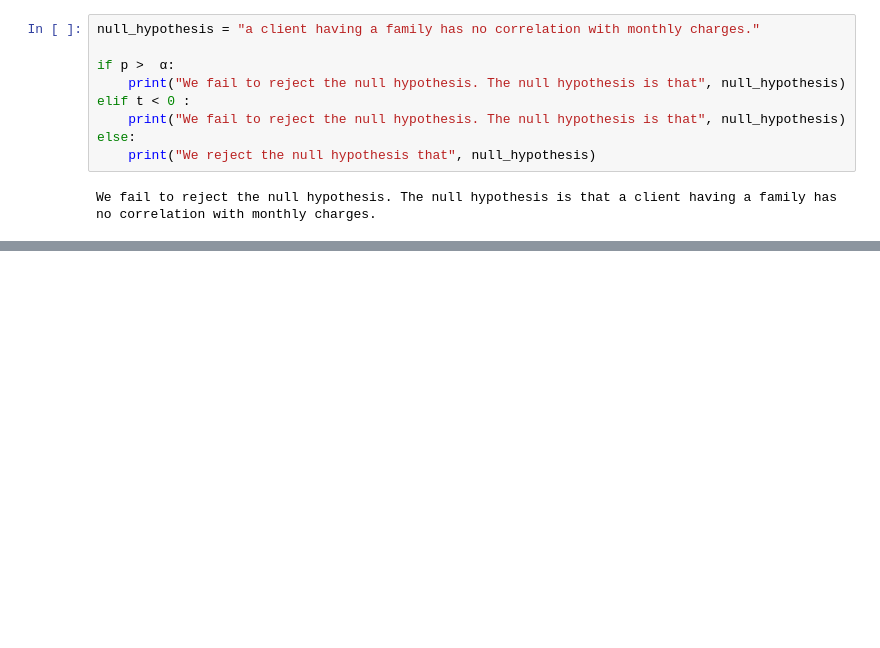
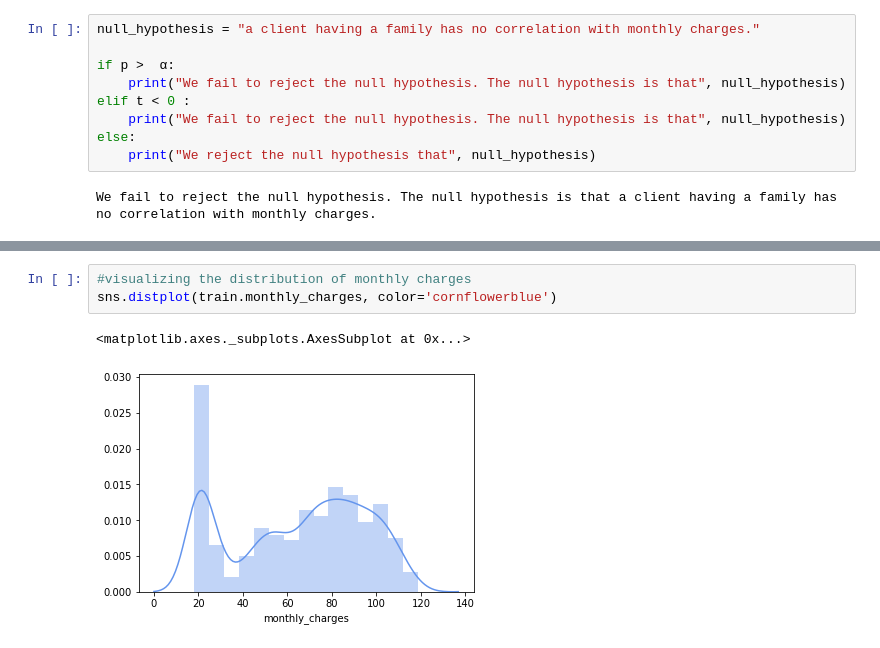
Before and after one commit to GabbyBarajasBroussard/classification-project, a Jupyter notebook: final_presentation_notebook.ipynb, the cells around one changed output, grey strips where cells are left out. Cells and saved outputs as stored; diff of their text form; blank space fills up the shorter version.

```diff
--- a/final_presentation_notebook.ipynb
+++ b/final_presentation_notebook.ipynb
@@ -321,0 +364,6 @@ We fail to reject the null hypothesis. The null hypothesis is that a client havi
+# %%
+#visualizing the distribution of monthly charges
+sns.distplot(train.monthly_charges, color='cornflowerblue')
+# %% [output]
+<matplotlib.axes._subplots.AxesSubplot at 0x...>
+[figure, added]
```
Also changed, not shown: parts of 37 cells of this notebook.
